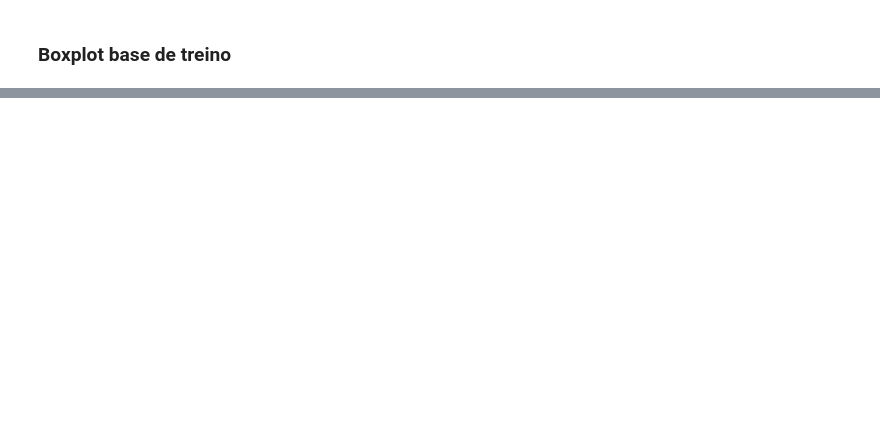
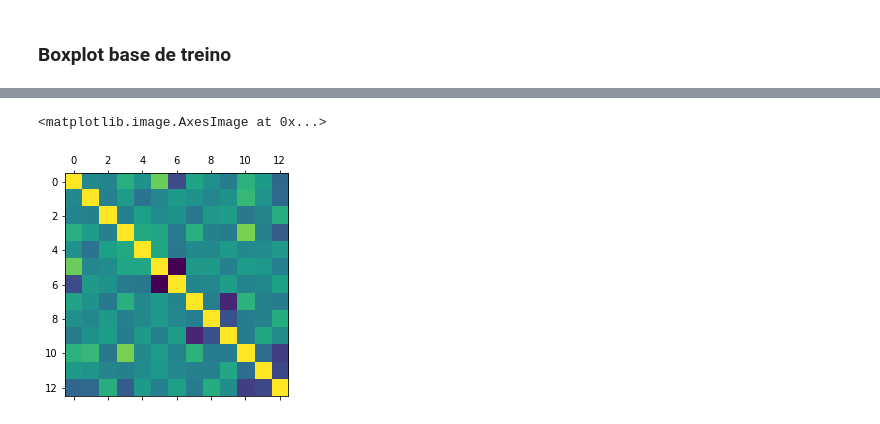
Before and after one commit to Jaquedonin/ProvaIA, a Jupyter notebook: Questao_1.ipynb, the cells around one changed output, grey strips where cells are left out. Saved outputs shown, nothing was run; the diff lists cells and outputs as text; code cells hidden in the pictures; blank space fills up the shorter version.

```diff
--- a/Questao_1.ipynb
+++ b/Questao_1.ipynb
@@ -283,0 +301,5 @@ dataset_train.boxplot(rot=90)
+# %%
+plt.matshow(dataset_train.corr())
+# %% [output]
+<matplotlib.image.AxesImage at 0x...>
+[figure, added]
```
Also changed, not shown: parts of 7 cells of this notebook.
